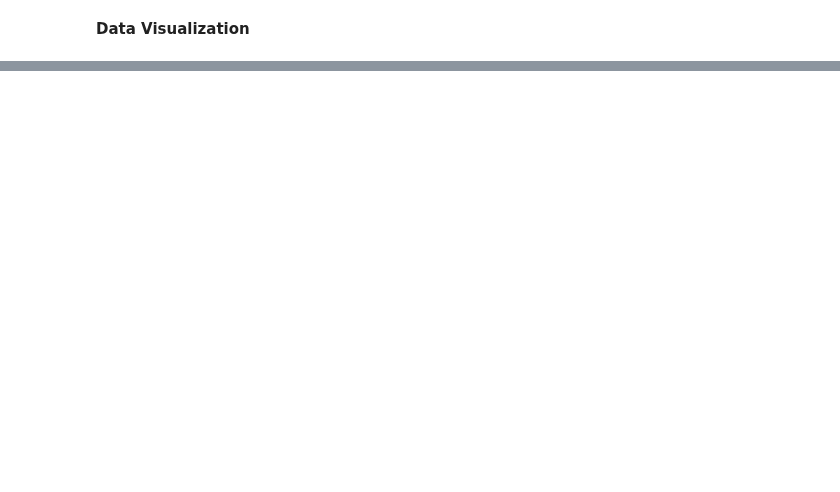
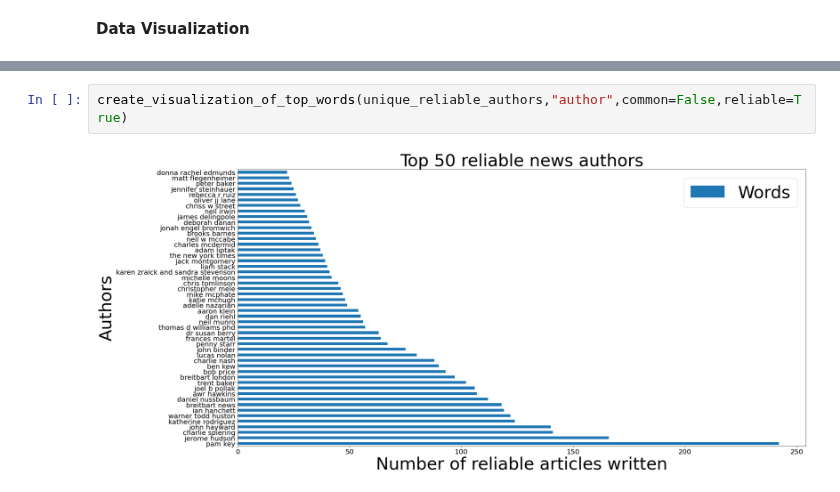
Before and after one commit to Greg-Zavalnitskiy/Fake_News_Classifier_Naive-Bayes, a Jupyter notebook: Fake_News_Classifier.ipynb, the cells around one changed output, grey strips where cells are left out. Drawn from its saved outputs; the diff is of its cells as text; blank space fills up the shorter version.

```diff
--- a/Fake_News_Classifier.ipynb
+++ b/Fake_News_Classifier.ipynb
@@ -150,0 +155,4 @@ create_visualization_of_top_words(unique_unreliable_titles,"title",common=False,
+# %%
+create_visualization_of_top_words(unique_reliable_authors,"author",common=False,reliable=True)
+# %% [output]
+[figure, added]
```
Also changed, not shown: parts of 16 cells of this notebook.
